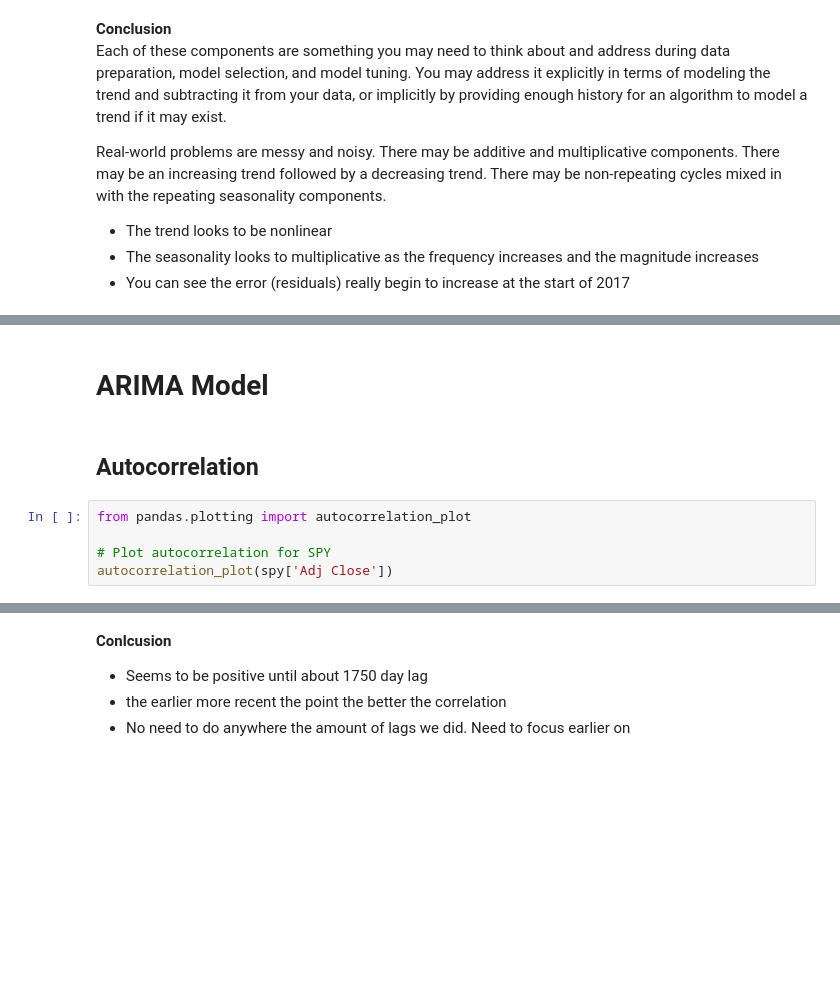
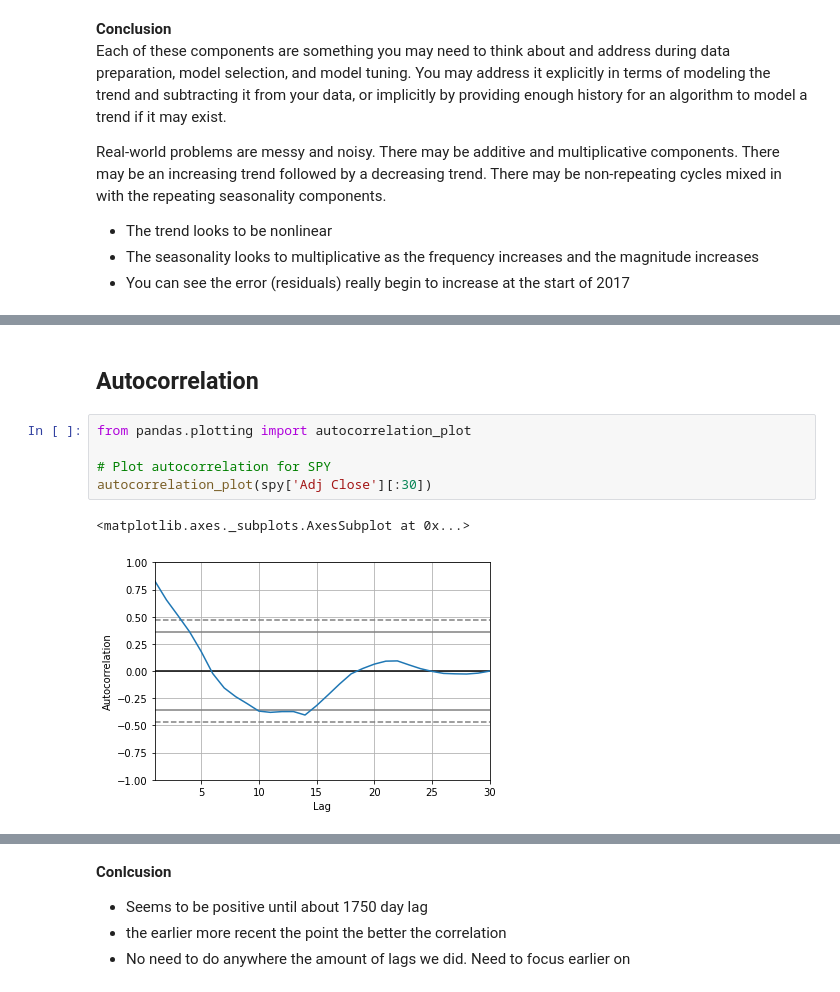
Before and after one commit to bsamaha/SPY-Time-Series-Predictions, a Jupyter notebook: SPY and DIA ETF Analysis.ipynb, the cells around one changed output, grey strips where cells are left out. Saved outputs shown, nothing was run; the diff lists cells and outputs as text; blank space fills up the shorter version.

Commit message:
created multiple new models stopped on ARIMA

```diff
--- a/SPY and DIA ETF Analysis.ipynb
+++ b/SPY and DIA ETF Analysis.ipynb
@@ -221,11 +226,12 @@ Real-world problems are messy and noisy. There may be additive and multiplicativ
-# %% [markdown]
-# ARIMA Model
 # %% [markdown]
 ## Autocorrelation
 # %%
 from pandas.plotting import autocorrelation_plot
 
 # Plot autocorrelation for SPY
-autocorrelation_plot(spy['Adj Close'])
+autocorrelation_plot(spy['Adj Close'][:30])
+# %% [output]
+<matplotlib.axes._subplots.AxesSubplot at 0x...>
+[figure, added]
 # %%
 # Plot autocorrelation for DIA
```
Also changed, not shown: parts of 5 cells of this notebook, 2 other files.
